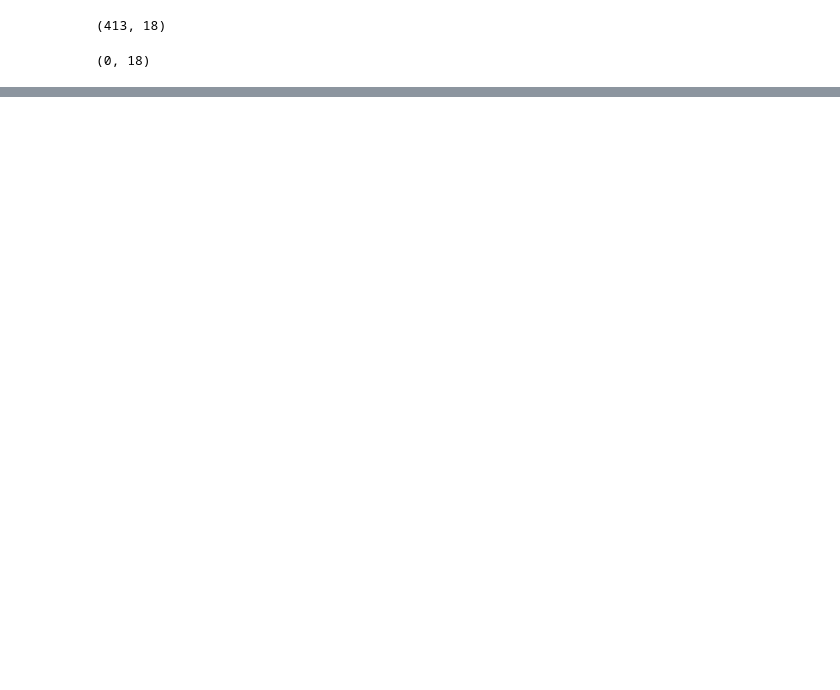
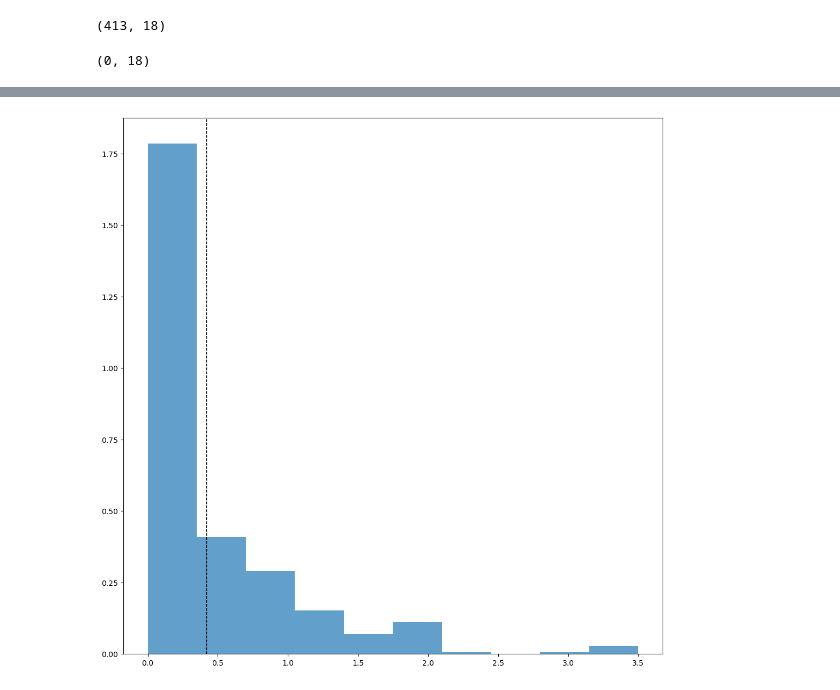
Before and after one commit to nicholaishaw/sleep-and-health-project, a Jupyter notebook: DataCleaning_Notebook.ipynb, the cells around one changed output, grey strips where cells are left out. Saved outputs shown, nothing was run; the diff lists cells and outputs as text; code cells hidden in the pictures; blank space fills up the shorter version.

```diff
--- a/DataCleaning_Notebook.ipynb
+++ b/DataCleaning_Notebook.ipynb
@@ -89,0 +176,7 @@ merged_df[merged_df["TotalMinutesAsleep"].isnull()].shape
+# %%
+#Histogram for Very Active Duration
+plt.hist(very_active, 10, density=True, alpha=0.7, label="Very Active Hours")
+plt.axvline(very_active.mean(), color="k", linestyle="dashed", linewidth=1)
+plt.show()
+# %% [output]
+[figure, added]
```
Also changed, not shown: parts of 19 cells of this notebook, 1 other file.
